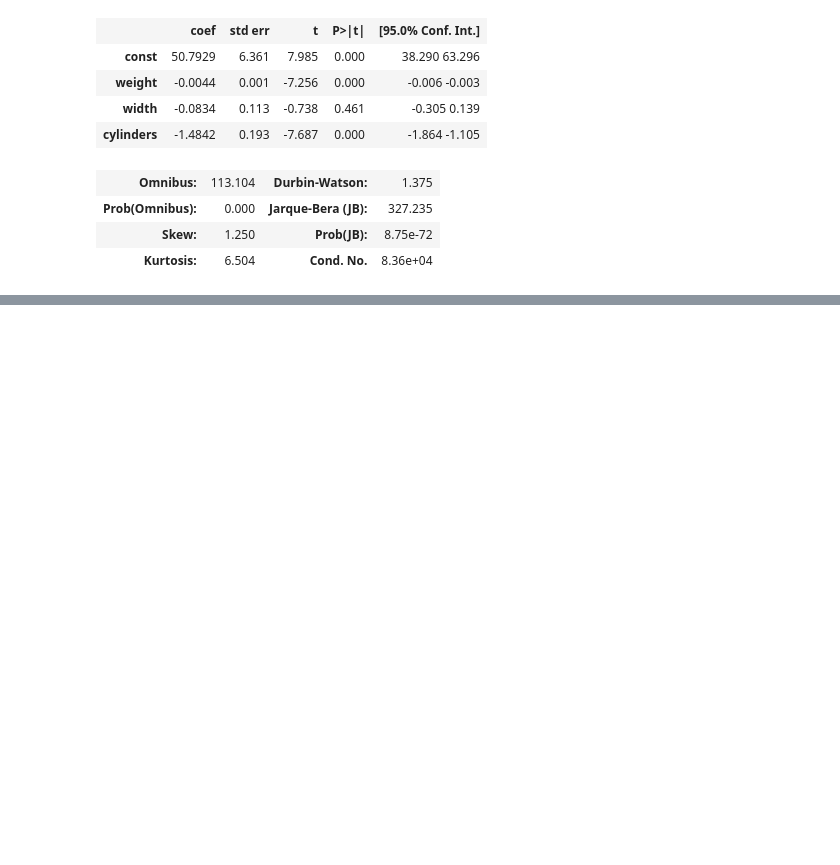
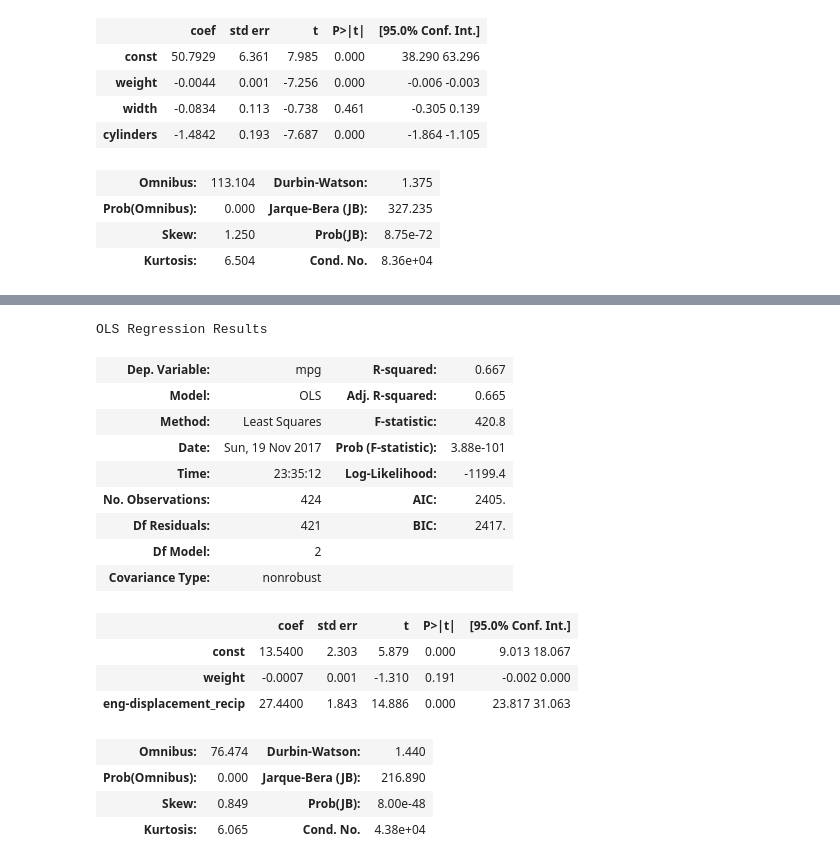
Before and after one commit to sarahlim/iems, a Jupyter notebook: mpg-lab/MPG Lab.ipynb, the cells around one changed output, grey strips where cells are left out. Cells and saved outputs as stored; diff of their text form; code cells hidden in the pictures; blank space fills up the shorter version.

```diff
--- a/mpg-lab/MPG Lab.ipynb
+++ b/mpg-lab/MPG Lab.ipynb
@@ -89,0 +102,42 @@ OLS Regression Results
+# %%
+keys = [
+    'weight',
+#     'weight-range_ord',
+#     'year-range_ord',
+#     'model-year',
+#     'length',
+#     'width',
+#     'height',
+#     'cylinders',
+#     'eng-displacement_log',
+      'eng-displacement_recip',
+#     'eng-displacement',
+#     'trans',
+#     'trans-speed',
+]
+
+X = df[keys]
+y = df['mpg']
+X = sm.add_constant(X)
+
+est = sm.OLS(y, X).fit()
+est.summary()
+# %% [output]
+OLS Regression Results
+| Dep. Variable: | mpg | R-squared: | 0.667 |
+| Model: | OLS | Adj. R-squared: | 0.665 |
+| Method: | Least Squares | F-statistic: | 420.8 |
+| Date: | Sun, 19 Nov 2017 | Prob (F-statistic): | 3.88e-101 |
+| Time: | 23:35:12 | Log-Likelihood: | -1199.4 |
+| No. Observations: | 424 | AIC: | 2405. |
+| Df Residuals: | 421 | BIC: | 2417. |
+| Df Model: | 2 |  |  |
+| Covariance Type: | nonrobust |  |  |
+|  | coef | std err | t | P>|t| | [95.0% Conf. Int.] |
+| const | 13.5400 | 2.303 | 5.879 | 0.000 | 9.013 18.067 |
+| weight | -0.0007 | 0.001 | -1.310 | 0.191 | -0.002 0.000 |
+| eng-displacement_recip | 27.4400 | 1.843 | 14.886 | 0.000 | 23.817 31.063 |
+| Omnibus: | 76.474 | Durbin-Watson: | 1.440 |
+| Prob(Omnibus): | 0.000 | Jarque-Bera (JB): | 216.890 |
+| Skew: | 0.849 | Prob(JB): | 8.00e-48 |
+| Kurtosis: | 6.065 | Cond. No. | 4.38e+04 |
```
Also changed, not shown: parts of 3 cells of this notebook.
